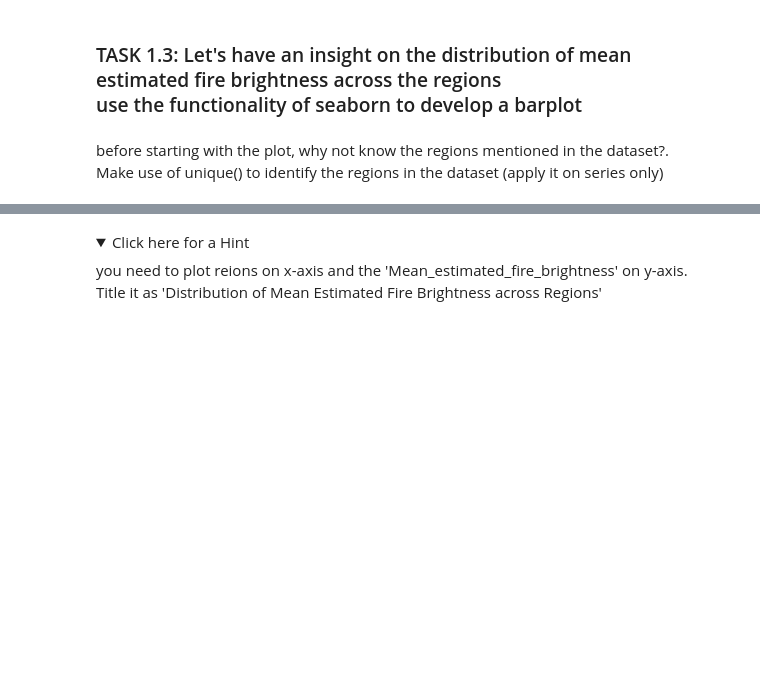
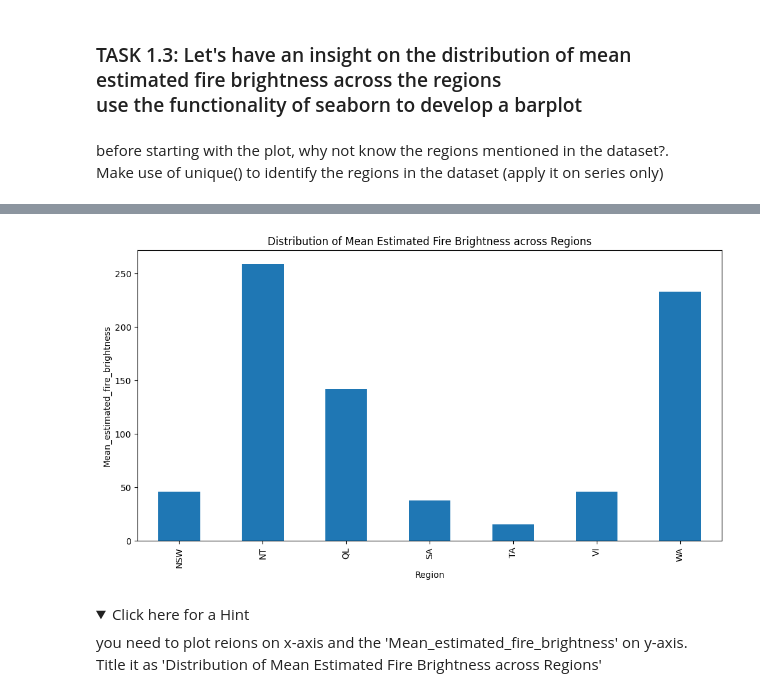
Before and after one commit to Locchuong96/ds, a Jupyter notebook: C8/Practice_Assignment_Part1.jupyterlite.ipynb, the cells around one changed output, grey strips where cells are left out. Drawn from its saved outputs; the diff is of its cells as text; code cells hidden in the pictures; folded sections open; blank space fills up the shorter version.

```diff
--- a/C8/Practice_Assignment_Part1.jupyterlite.ipynb
+++ b/C8/Practice_Assignment_Part1.jupyterlite.ipynb
@@ -201,3 +276,13 @@ df['Region'].unique()
+# %%
+plt.figure(figsize=(12, 6))
+df_new = df.groupby('Region')['Estimated_fire_area'].mean()
+df_new.plot(x=df_new.index, y=df_new.values,kind='bar')
+plt.xlabel('Region')
+plt.ylabel('Mean_estimated_fire_brightness')
+plt.title('Distribution of Mean Estimated Fire Brightness across Regions')
+plt.show()
+# %% [output]
+[figure, added]
 # %% [markdown]
 <details>
     <summary>Click here for a Hint</summary>
```
Also changed, not shown: parts of 22 cells of this notebook.
